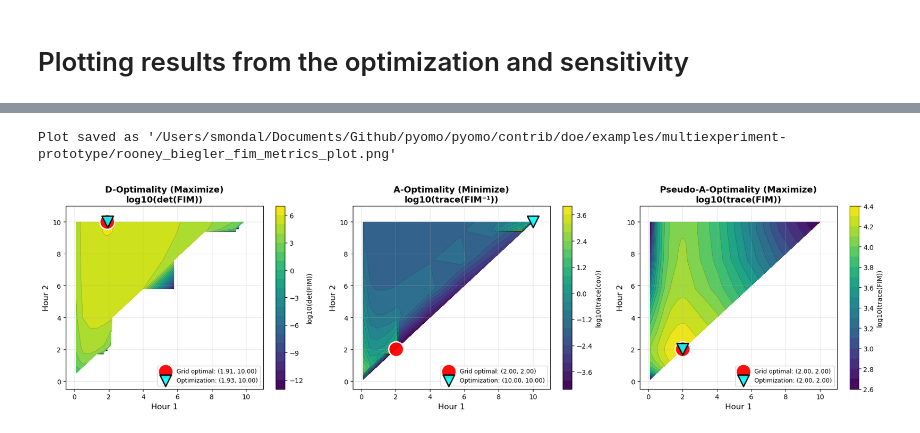
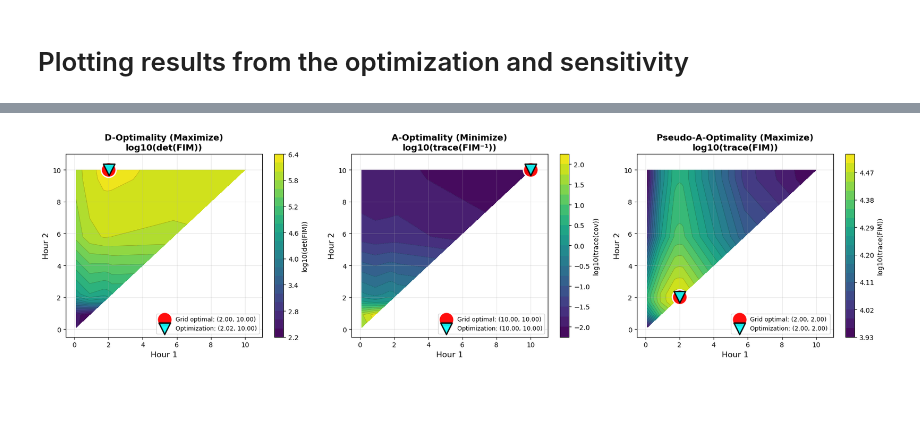
Before and after one commit to smondal13/pyomo, a Jupyter notebook: pyomo/contrib/doe/examples/multiexperiment-prototype/multiexperiment_prototype.ipynb, the cells around one changed output, grey strips where cells are left out. Saved outputs shown, nothing was run; the diff lists cells and outputs as text; code cells hidden in the pictures; blank space fills up the shorter version.

Commit message:
Solve 2 experiment case with same result from both grid and optimization

```diff
--- a/pyomo/contrib/doe/examples/multiexperiment-prototype/multiexperiment_prototype.ipynb
+++ b/pyomo/contrib/doe/examples/multiexperiment-prototype/multiexperiment_prototype.ipynb
@@ -210,8 +386,7 @@ doe_obj.results
 # %%
 exp1= exp
 exp2 = exp
-exp2.model.hour = 0
-FIM_0 = np.zeros((2, 2))
+# exp2.model.hour = 0
 doe_obj = DesignOfExperiments(
     experiment_list=[exp1, exp2],  # We can use it without initialization and still gives same answer
     objective_option='determinant',
@@ -243,0 +459,16 @@ doe_obj.results
+# %%
+exp1 = exp
+exp2 = exp
+# exp2.model.hour = 0
+doe_obj = DesignOfExperiments(
+    experiment_list=[
+        exp1,
+        exp2,
+    ],  # We can use it without initialization and still gives same answer
+    objective_option='pseudo_trace',
+    prior_FIM=FIM_0,
+    tee=False,
+    _Cholesky_option=True,
+    _only_compute_fim_lower=True,
+)
+doe_obj.optimize_experiments(results_file="multiexp_results_pseudotrace.json")
@@ -566,7 +796,7 @@ from pyomo.contrib.doe.utils import compute_FIM_metrics
 script_dir = Path.cwd()
 
 # Read the results file from the sensitivity analysis
-with open(script_dir / 'rooney_biegler_fim_2exp_verification_notebook.json', 'r') as f:
+with open(script_dir / 'rooney_biegler_fim_2exp_verification_w_o_prior.json', 'r') as f:
     data = json.load(f)
 
 # Read the optimization results
@@ -605,30 +835,27 @@ a_optimality = []
 pseudo_a_optimality = []
 
 for idx, row in results_df.iterrows():
-    if row['log10_det'] is not None:
-        FIM = np.array(row['FIM']) + FIM_0 # Add prior FIM
-        try:
-            (
-                det_FIM,
-                trace_cov,
-                trace_FIM,
-                E_vals,
-                E_vecs,
-                D_opt,
-                A_opt,
-                pseudo_A_opt,
-                E_opt,
-                ME_opt,
-            ) = compute_FIM_metrics(FIM)
+    # Add prior FIM to the experiment FIM
+    FIM = np.array(row['FIM']) + FIM_0
 
-            d_optimality.append(D_opt)
-            a_optimality.append(A_opt)
-            pseudo_a_optimality.append(pseudo_A_opt)
-        except:
-            d_optimality.append(np.nan)
-            a_optimality.append(np.nan)
-            pseudo_a_optimality.append(np.nan)
-    else:
+    try:
+        (
+            det_FIM,
+            trace_cov,
+            trace_FIM,
+            E_vals,
+            E_vecs,
+            D_opt,
+            A_opt,
+            pseudo_A_opt,
+            E_opt,
+            ME_opt,
+        ) = compute_FIM_metrics(FIM)
+
+        d_optimality.append(D_opt)
+        a_optimality.append(A_opt)
+        pseudo_a_optimality.append(pseudo_A_opt)
+    except:
         d_optimality.append(np.nan)
         a_optimality.append(np.nan)
         pseudo_a_optimality.append(np.nan)
@@ -838,2 +1065 @@ Grid size: 20 x 20
-Plot saved as '/Users/smondal/Documents/Github/pyomo/pyomo/contrib/doe/examples/multiexperiment-prototype/rooney_biegler_fim_metrics_plot.png'
-[figure, old version]
+[figure, new version]
```
Also changed, not shown: parts of 18 cells of this notebook, 7 other files.
